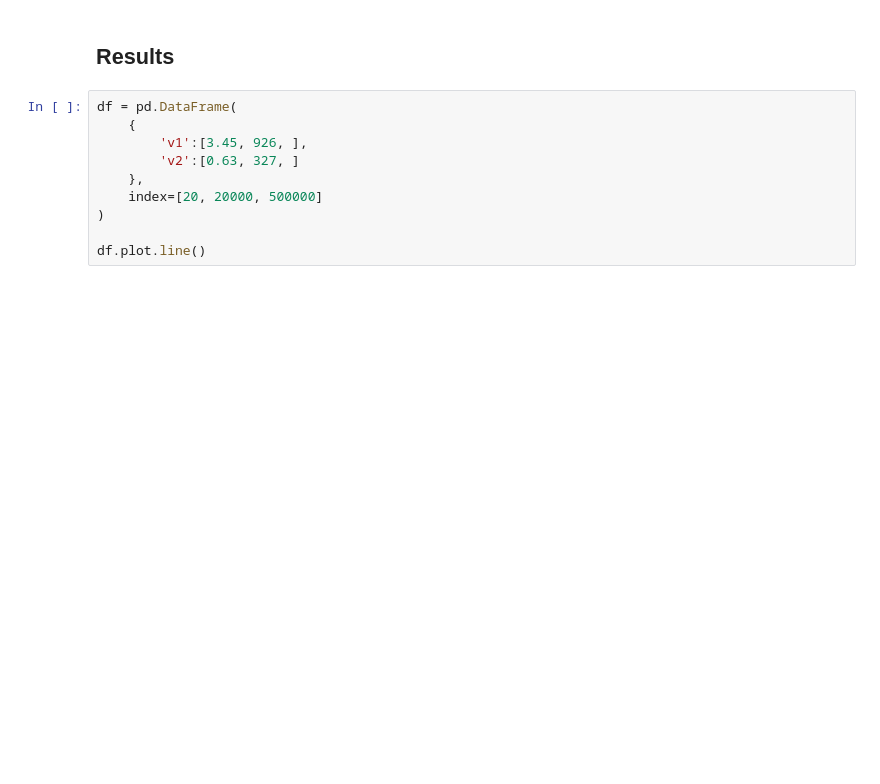
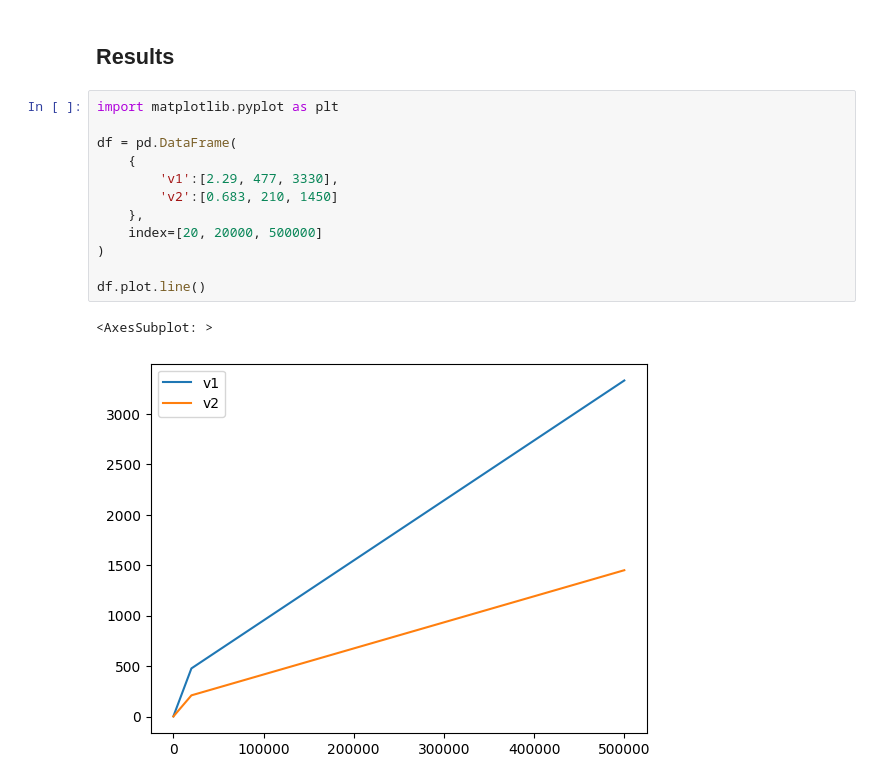
Before and after one commit to bellerb/chappie.ai, a Jupyter notebook: notebooks/KNN.ipynb, the cells around one changed output. Saved outputs shown, nothing was run; the diff lists cells and outputs as text; blank space fills up the shorter version.

```diff
--- a/notebooks/KNN.ipynb
+++ b/notebooks/KNN.ipynb
@@ -137,12 +113,17 @@ e_db = pd.DataFrame(torch.rand(20000,1,20,20).tolist()) #Sample embedding databa
 # %% [markdown]
 ## Results
 # %%
+import matplotlib.pyplot as plt
+
 df = pd.DataFrame(
     {
-        'v1':[3.45, 926, ],
-        'v2':[0.63, 327, ]
+        'v1':[2.29, 477, 3330],
+        'v2':[0.683, 210, 1450]
     },
     index=[20, 20000, 500000]
 )
 
 df.plot.line()
+# %% [output]
+<AxesSubplot: >
+[figure, added]
```
Also changed, not shown: parts of 12 cells of this notebook, 6 other files.
